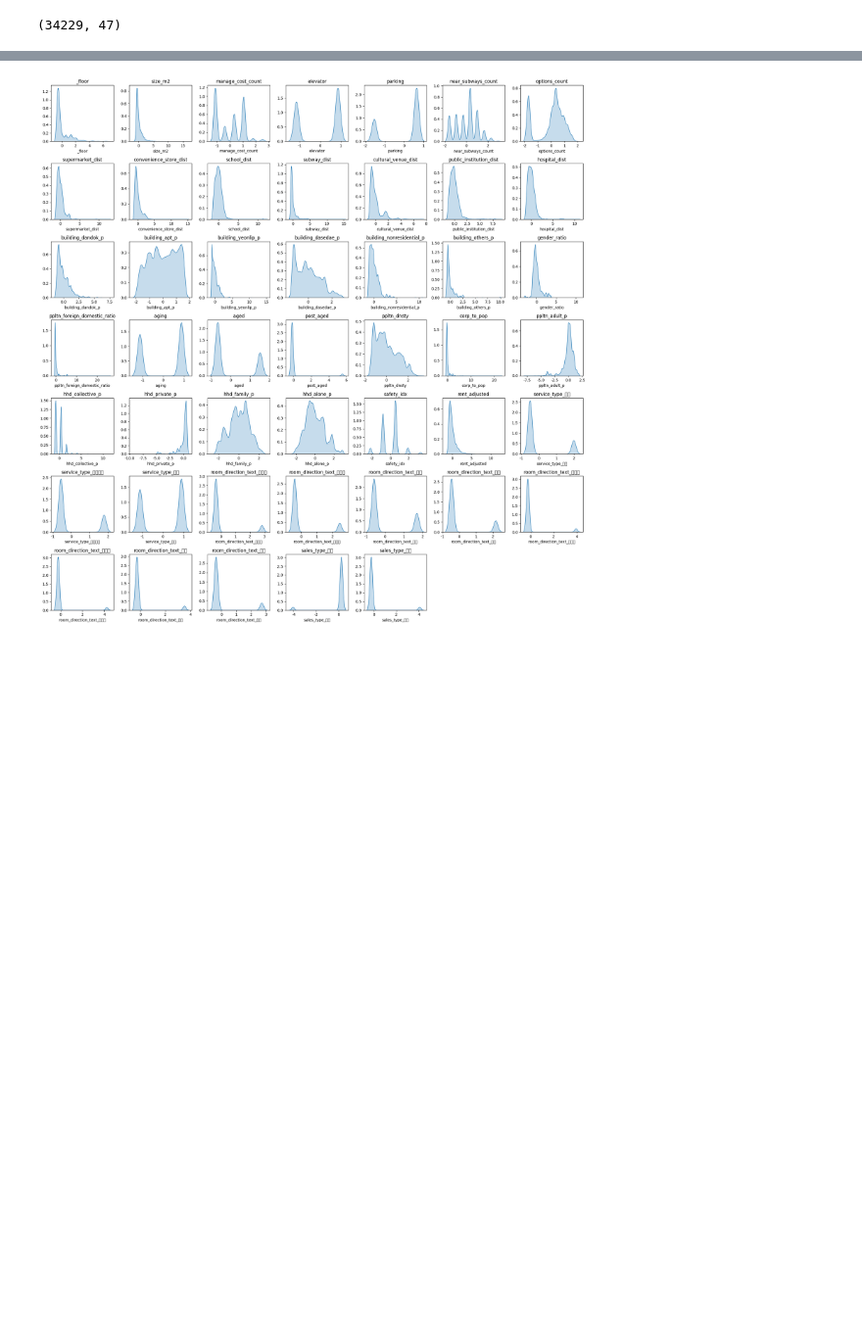
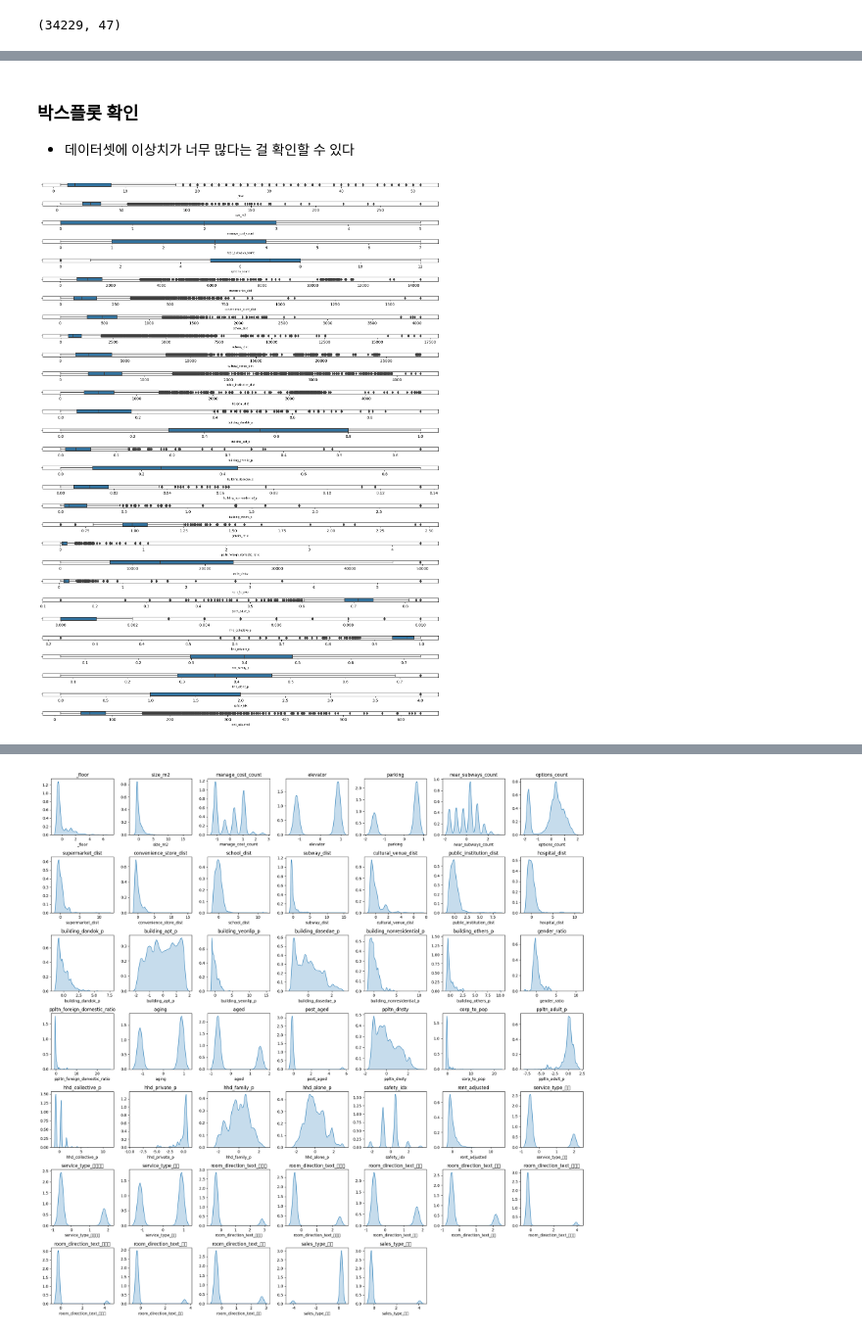
Before and after one commit to mc24hardzip/prj_HARDZIP, a Jupyter notebook: 0830.ipynb, the cells around one changed output, grey strips where cells are left out. Shown at 98% size. Saved outputs shown, nothing was run; the diff lists cells and outputs as text; code cells hidden in the pictures; blank space fills up the shorter version.

```diff
--- a/0828.ipynb
+++ b/0830.ipynb
@@ -74,0 +95,14 @@ plt.show()
+# %%
+from scipy.stats import normaltest
+
+results = {}
+
+for col in non_binary_df.columns:
+    stat, p = normaltest(non_binary_df[col])
+    results[col] = p
+
+for column, p_value in results.items():
+    if p_value > 0.05:
+        print(f"{column} seems to follow a Gaussian distribution (p={p_value:.5f})")
+    else:
+        print(f"{column} does not seem to follow a Gaussian distribution (p={p_value:.5f})")
@@ -74,0 +127,17 @@ plt.show()
+# %% [markdown]
+### 박스플롯 확인
+- 데이터셋에 이상치가 너무 많다는 걸 확인할 수 있다
+# %%
+n = len(non_binary_df.columns)
+
+plt.figure(figsize=(15, 0.7  * n))
+
+for i, col in enumerate(non_binary_df.columns, 1):
+    ax = plt.subplot(n, 1, i)
+    sns.boxplot(x=non_binary_df[col])
+    ax.set_xlabel(col, fontsize=7)
+
+plt.tight_layout()
+plt.show()
+# %% [output]
+[figure, added]
```
Also changed, not shown: parts of 15 cells of this notebook.
